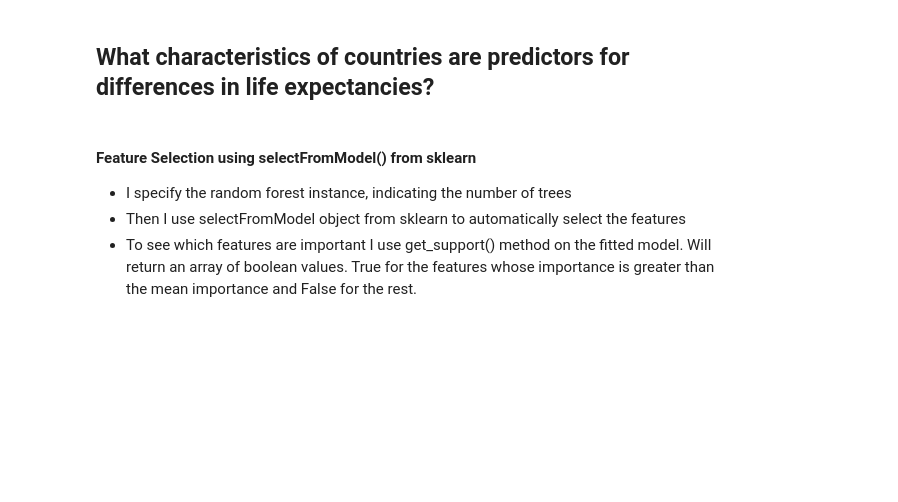
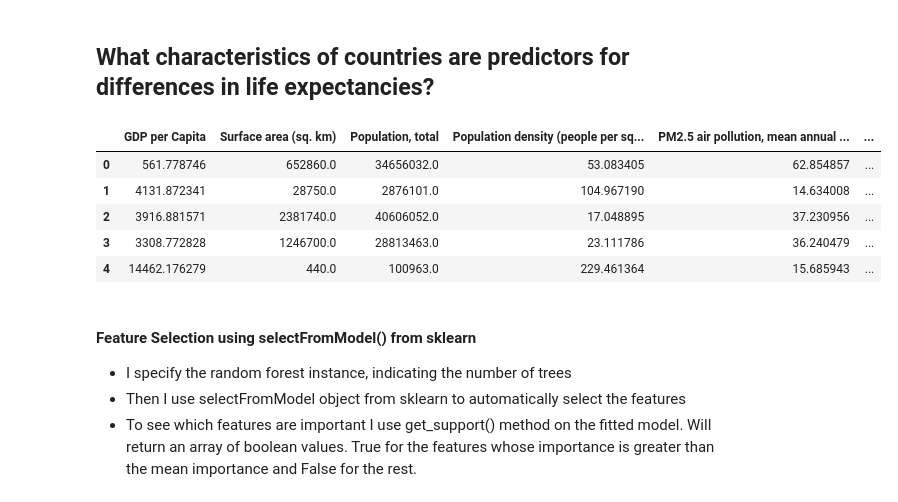
Before and after one commit to patrickFuerst/human_life_exp, a Jupyter notebook: Data_Visualizations(Anna).ipynb, the cells around one changed output. Drawn from its saved outputs; the diff is of its cells as text; code cells hidden in the pictures; blank space fills up the shorter version.

```diff
--- a/Data_Visualizations(Anna).ipynb
+++ b/Data_Visualizations(Anna).ipynb
@@ -198,15 +203,24 @@ plt.plot(x_2000[idx],f(x_2000[idx]),"r--")
 # %%
 # load cleaned data
 data_cleaned = pd.read_csv('data/processed/data_flat_clean.csv')
 X = data_cleaned.iloc[:,5:]
 y = data_cleaned.iloc[:,2]
 
 # Encode categorical feature, 'Income Level' as a one-hot numeric array
 one_hot = pd.get_dummies(X['Income Level'])
 # Drop column B as it is now encoded
 X.drop('Income Level',axis = 1, inplace=True)
 # Join the encoded df
 X = X.join(one_hot)
+
+X.head()
+# %% [output]
+|  | GDP per Capita | Surface area (sq. km) | Population, total | Population density (people per sq... | PM2.5 air pollution, mean annual ... | ... |
+| 0 | 561.778746 | 652860.0 | 34656032.0 | 53.083405 | 62.854857 | ... |
+| 1 | 4131.872341 | 28750.0 | 2876101.0 | 104.967190 | 14.634008 | ... |
+| 2 | 3916.881571 | 2381740.0 | 40606052.0 | 17.048895 | 37.230956 | ... |
+| 3 | 3308.772828 | 1246700.0 | 28813463.0 | 23.111786 | 36.240479 | ... |
+| 4 | 14462.176279 | 440.0 | 100963.0 | 229.461364 | 15.685943 | ... |
 # %% [markdown]
 #### Feature Selection using selectFromModel() from sklearn
 - I specify the random forest instance, indicating the number of trees
```
Also changed, not shown: parts of 6 cells of this notebook.
